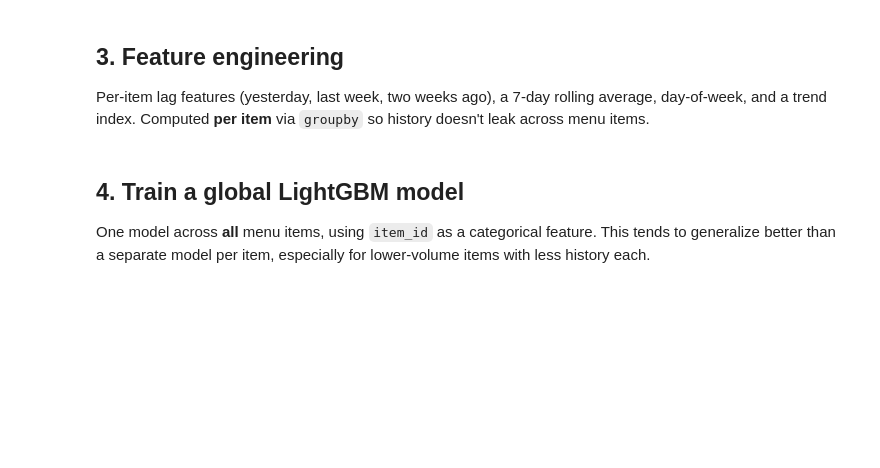
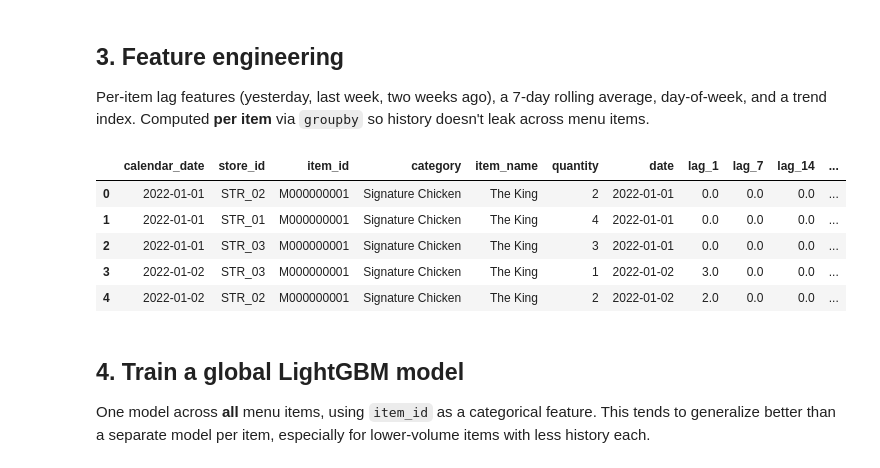
Before and after one commit to Reyal335/Monga-Sales-Forecasting-and-Analytics-App, a Jupyter notebook: ml/restaurant_demand_forecast_prototype.ipynb, the cells around one changed output. Cells and saved outputs as stored; diff of their text form; code cells hidden in the pictures; blank space fills up the shorter version.

```diff
--- a/ml/restaurant_demand_forecast_prototype.ipynb
+++ b/ml/restaurant_demand_forecast_prototype.ipynb
@@ -101,29 +64,32 @@ Per-item lag features (yesterday, last week, two weeks ago), a 7-day rolling
 average, day-of-week, and a trend index. Computed **per item** via `groupby`
 so history doesn't leak across menu items.
 # %%
-import numpy as np
+# Convert to datetime
+df['calendar_date'] = pd.to_datetime(df['calendar_date'])
+df['date'] = df['calendar_date'].dt.date
+# Group by item to create time-series window features
+grouped = df.groupby(['store_id', 'item_id'])['quantity']
 
-df = df.sort_values(["item_id", "date"]).reset_index(drop=True)
+df['lag_1'] = grouped.shift(1)
+df['lag_7'] = grouped.shift(7).fillna(0)
+df['lag_14'] = grouped.shift(14).fillna(0)
+df['rolling_mean_7'] = grouped.transform(lambda x: x.rolling(7, min_periods=1).mean()).round(2)
 
-df["day_of_week"] = df["date"].dt.dayofweek
-df["is_weekend"] = df["day_of_week"].isin([4, 5]).astype(int)
-df["month"] = df["date"].dt.month
-df["day_index"] = (df["date"] - df["date"].min()).dt.days
+# Date Features
+df['day_of_week'] = df['calendar_date'].dt.dayofweek + 1  # 1=Mon, 7=Sun (ISODOW)
+df['month'] = df['calendar_date'].dt.month
+df['is_weekend'] = df['calendar_date'].dt.dayofweek.isin([5, 6]).astype(int)
+df['is_payday'] = df['calendar_date'].dt.day.isin([15, 30, 31]).astype(int)
 
-for lag in (1, 7, 14):
-    df[f"lag_{lag}"] = df.groupby("item_id")["units_sold"].shift(lag)
-
-df["rolling_mean_7"] = (
-    df.groupby("item_id")["units_sold"]
-    .shift(1)
-    .rolling(7)
-    .mean()
-    .reset_index(level=0, drop=True)
-)
-
-df = df.dropna(subset=["lag_1", "lag_7", "lag_14", "rolling_mean_7"]).reset_index(drop=True)
-df["item_id_cat"] = df["item_id"].astype("category")
+df = df.replace(np.nan, 0)
 df.head()
+# %% [output]
+|  | calendar_date | store_id | item_id | category | item_name | quantity | date | lag_1 | lag_7 | lag_14 | ... |
+| 0 | 2022-01-01 | STR_02 | M000000001 | Signature Chicken | The King | 2 | 2022-01-01 | 0.0 | 0.0 | 0.0 | ... |
+| 1 | 2022-01-01 | STR_01 | M000000001 | Signature Chicken | The King | 4 | 2022-01-01 | 0.0 | 0.0 | 0.0 | ... |
+| 2 | 2022-01-01 | STR_03 | M000000001 | Signature Chicken | The King | 3 | 2022-01-01 | 0.0 | 0.0 | 0.0 | ... |
+| 3 | 2022-01-02 | STR_03 | M000000001 | Signature Chicken | The King | 1 | 2022-01-02 | 3.0 | 0.0 | 0.0 | ... |
+| 4 | 2022-01-02 | STR_02 | M000000001 | Signature Chicken | The King | 2 | 2022-01-02 | 2.0 | 0.0 | 0.0 | ... |
 # %% [markdown]
 ## 4. Train a global LightGBM model
 
```
Also changed, not shown: parts of 11 cells of this notebook, 2 other files.
